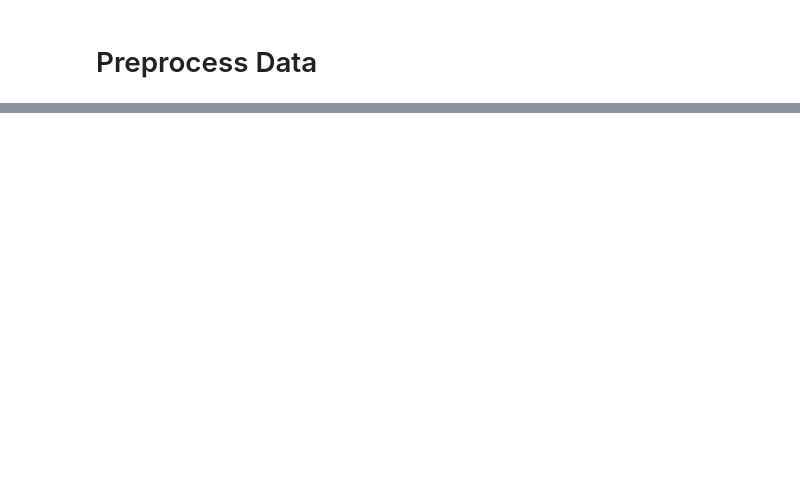
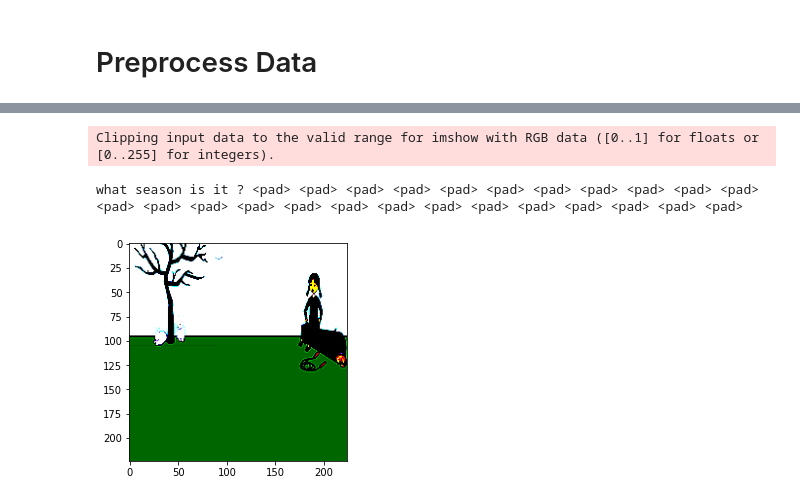
Before and after one commit to stran123/basic_vqa, a Jupyter notebook: train.ipynb, the cells around one changed output, grey strips where cells are left out. Saved outputs shown, nothing was run; the diff lists cells and outputs as text; code cells hidden in the pictures; blank space fills up the shorter version.

```diff
--- a/train.ipynb
+++ b/train.ipynb
@@ -269,0 +279,13 @@ KeyboardInterrupt: ignored
+# %%
+import matplotlib.pyplot as plt
+import numpy as np
+
+for batch_sample in tqdm(data_loader[phase]):
+    image = batch_sample['image'].to(device)
+    question = batch_sample['question'].to(device)
+    break
+
+image = image[0].unsqueeze(0)
+question = question[0].unsqueeze(0)
+
+displayable_img = image.cpu()[0].permute(1,2,0).numpy()*3
@@ -269,0 +308,19 @@ KeyboardInterrupt: ignored
+# %%
+from collections import Counter
+responses = Counter()
+
+plt.imshow(displayable_img)
+print(' '.join(qst_vocab.idx2word(i) for i in question[0]))
+for i in range(100):
+  output = model(image,question)
+  _, pred_exp1 = torch.max(output, 1)  # [batch_size]
+  responses[' '.join(ans_vocab.idx2word(i) for i in pred_exp1)]+=1
+
+responses = [(k,responses[k]) for k in responses]
+sorted_responses = sorted(responses, key=lambda x: x[1])
+x = [_ for _ in range(len(responses))]
+labels, y = zip(*sorted_responses)
+# %% [output]
+Clipping input data to the valid range for imshow with RGB data ([0..1] for floats or [0..255] for integers).
+what season is it ? <pad> <pad> <pad> <pad> <pad> <pad> <pad> <pad> <pad> <pad> <pad> <pad> <pad> <pad> <pad> <pad> <pad> <pad> <pad> <pad> <pad> <pad> <pad> <pad> <pad>
+[figure, added]
```
Also changed, not shown: parts of 21 cells of this notebook.
